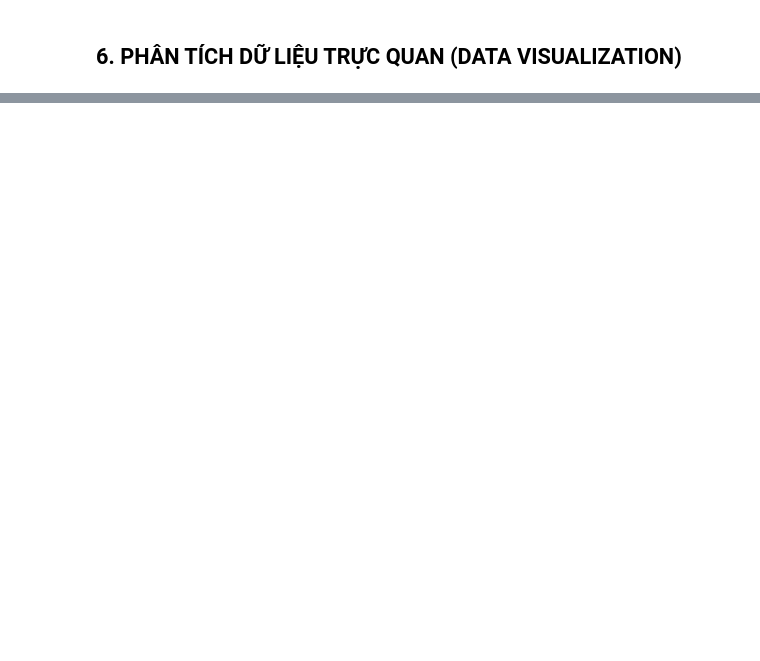
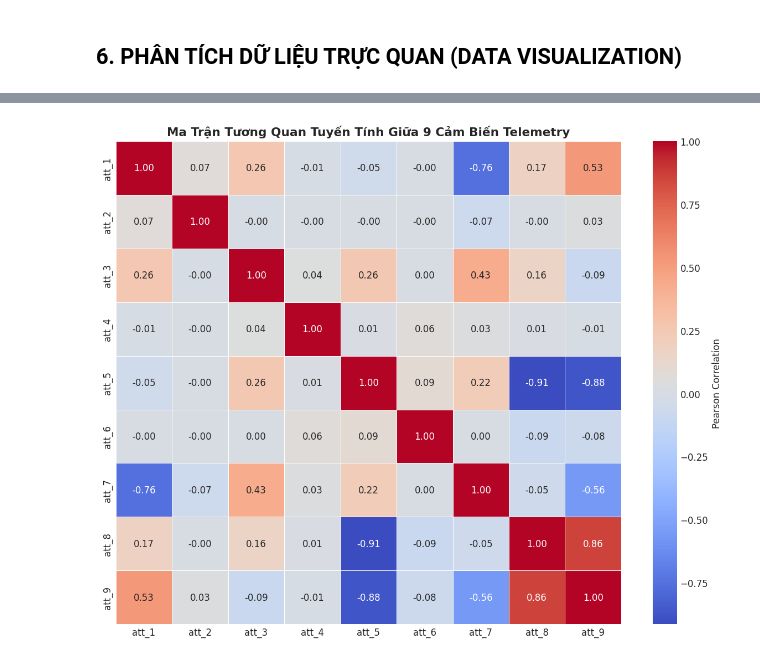
Before and after one commit to vongocgiavy/IFOREST, a Jupyter notebook: shuttle_anomaly_detection_iforest.ipynb, the cells around one changed output, grey strips where cells are left out. Saved outputs shown, nothing was run; the diff lists cells and outputs as text; code cells hidden in the pictures; blank space fills up the shorter version.

```diff
--- a/shuttle_anomaly_detection_iforest.ipynb
+++ b/shuttle_anomaly_detection_iforest.ipynb
@@ -1116,0 +207,11 @@ Tuned IForest (Ngưỡng Contam) Full 58k (Gồm Class 4)    Contam (0.4640)
+# %%
+# Biểu đồ 3: Ma trận tương quan Pearson giữa 9 thuộc tính cảm biến
+plt.figure(figsize=(10, 8))
+corr_matrix = X.corr()
+sns.heatmap(corr_matrix, annot=True, fmt='.2f', cmap='coolwarm',
+            cbar_kws={'label': 'Pearson Correlation'}, linewidths=0.5)
+plt.title('Ma Trận Tương Quan Tuyến Tính Giữa 9 Cảm Biến Telemetry', fontsize=13, fontweight='bold')
+plt.tight_layout()
+plt.show()
+# %% [output]
+[figure, added]
```
Also changed, not shown: parts of 91 cells of this notebook, 1 other file.
